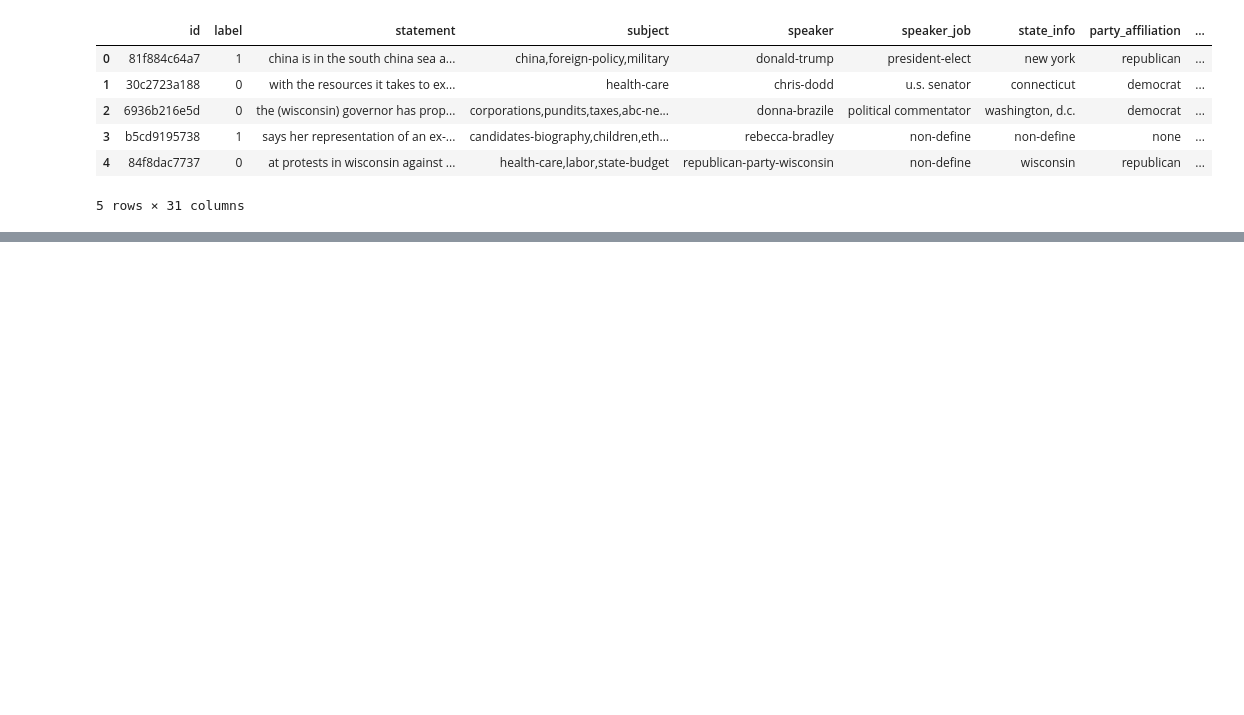
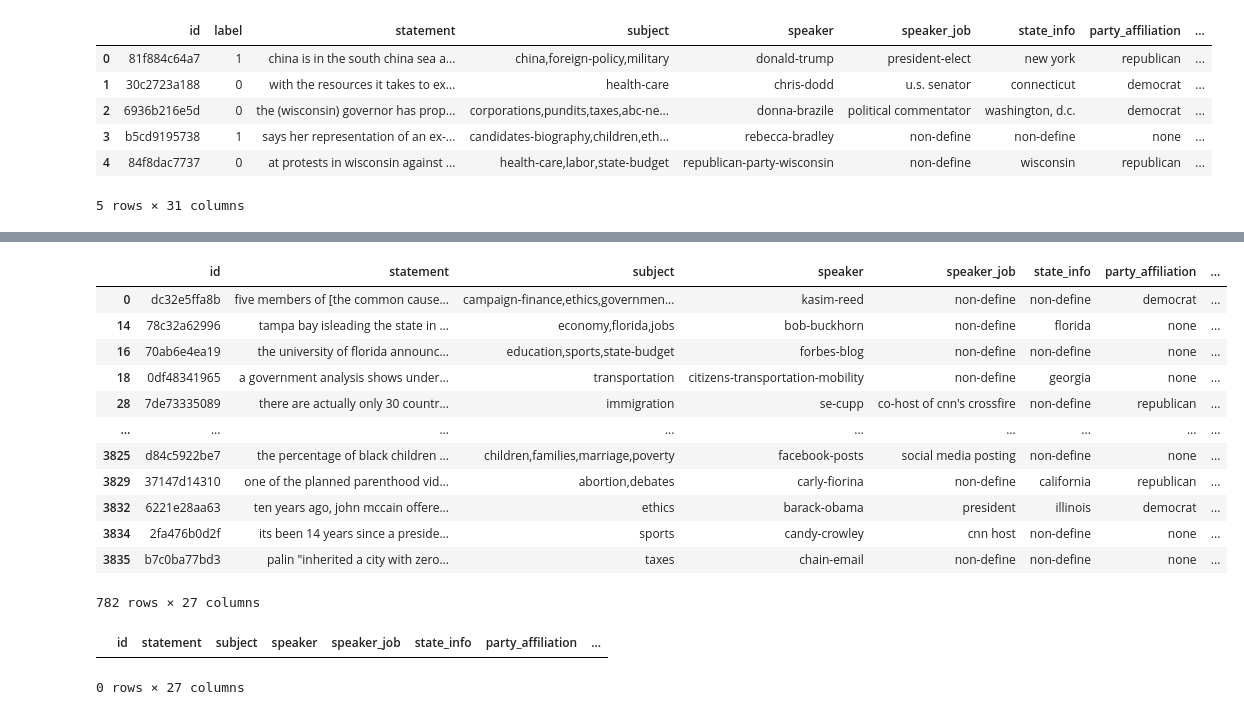
Before and after one commit to ananags/LBBYs_CH2, a Jupyter notebook: notebooks/1_analisis/1.2_preprocess.ipynb, the cells around one changed output, grey strips where cells are left out. Saved outputs shown, nothing was run; the diff lists cells and outputs as text; code cells hidden in the pictures; blank space fills up the shorter version.

Commit message:
Limpieza y procesado hecho

```diff
--- a/notebooks/1_analisis/1.2_preprocess.ipynb
+++ b/notebooks/1_analisis/1.2_preprocess.ipynb
@@ -957,0 +1115,2 @@ data.to_csv('data_preprocess_v1.csv', index=False)
+# %%
+test = pd.read_csv("../../data/processed/test_limpieza_v1.csv")
@@ -957,0 +1136,2 @@ data.to_csv('data_preprocess_v1.csv', index=False)
+# %%
+test = test.applymap(lambda x: x.lower() if isinstance(x, str) else x)
@@ -957,0 +1143,32 @@ data.to_csv('data_preprocess_v1.csv', index=False)
+# %%
+test['processed_subject'] = test['subject'].apply(preprocess_subject)
+# %%
+test[['speaker_entities', 'speaker_type']] = test['speaker'].apply(lambda x: pd.Series(extract_entities_from_speaker(x)))
+# %%
+no_entities = test[test['speaker_entities'].apply(lambda x: len(x) == 0)]
+no_entities
+# %% [output]
+|  | id | statement | subject | speaker | speaker_job | state_info | party_affiliation | ... |
+| 0 | dc32e5ffa8b | five members of [the common cause... | campaign-finance,ethics,governmen... | kasim-reed | non-define | non-define | democrat | ... |
+| 14 | 78c32a62996 | tampa bay isleading the state in ... | economy,florida,jobs | bob-buckhorn | non-define | florida | none | ... |
+| 16 | 70ab6e4ea19 | the university of florida announc... | education,sports,state-budget | forbes-blog | non-define | non-define | none | ... |
+| 18 | 0df48341965 | a government analysis shows under... | transportation | citizens-transportation-mobility | non-define | georgia | none | ... |
+| 28 | 7de73335089 | there are actually only 30 countr... | immigration | se-cupp | co-host of cnn's crossfire | non-define | republican | ... |
+| ... | ... | ... | ... | ... | ... | ... | ... | ... |
+| 3825 | d84c5922be7 | the percentage of black children ... | children,families,marriage,poverty | facebook-posts | social media posting | non-define | none | ... |
+| 3829 | 37147d14310 | one of the planned parenthood vid... | abortion,debates | carly-fiorina | non-define | california | republican | ... |
+| 3832 | 6221e28aa63 | ten years ago, john mccain offere... | ethics | barack-obama | president | illinois | democrat | ... |
+| 3834 | 2fa476b0d2f | its been 14 years since a preside... | sports | candy-crowley | cnn host | non-define | none | ... |
+| 3835 | b7c0ba77bd3 | palin "inherited a city with zero... | taxes | chain-email | non-define | non-define | none | ... |
+782 rows × 27 columns
+# %%
+test['speaker_entities'] = test.apply(
+    lambda row: assign_entity_from_dict(row['speaker'], entity_dict) if len(row['speaker_entities']) == 0 else row['speaker_entities'],
+    axis=1
+)
+
+no_entities = test[test['speaker_entities'].apply(lambda x: len(x) == 0)]
+no_entities
+# %% [output]
+|  | id | statement | subject | speaker | speaker_job | state_info | party_affiliation | ... |
+0 rows × 27 columns
```
Also changed, not shown: parts of 10 cells of this notebook, 5 other files.
